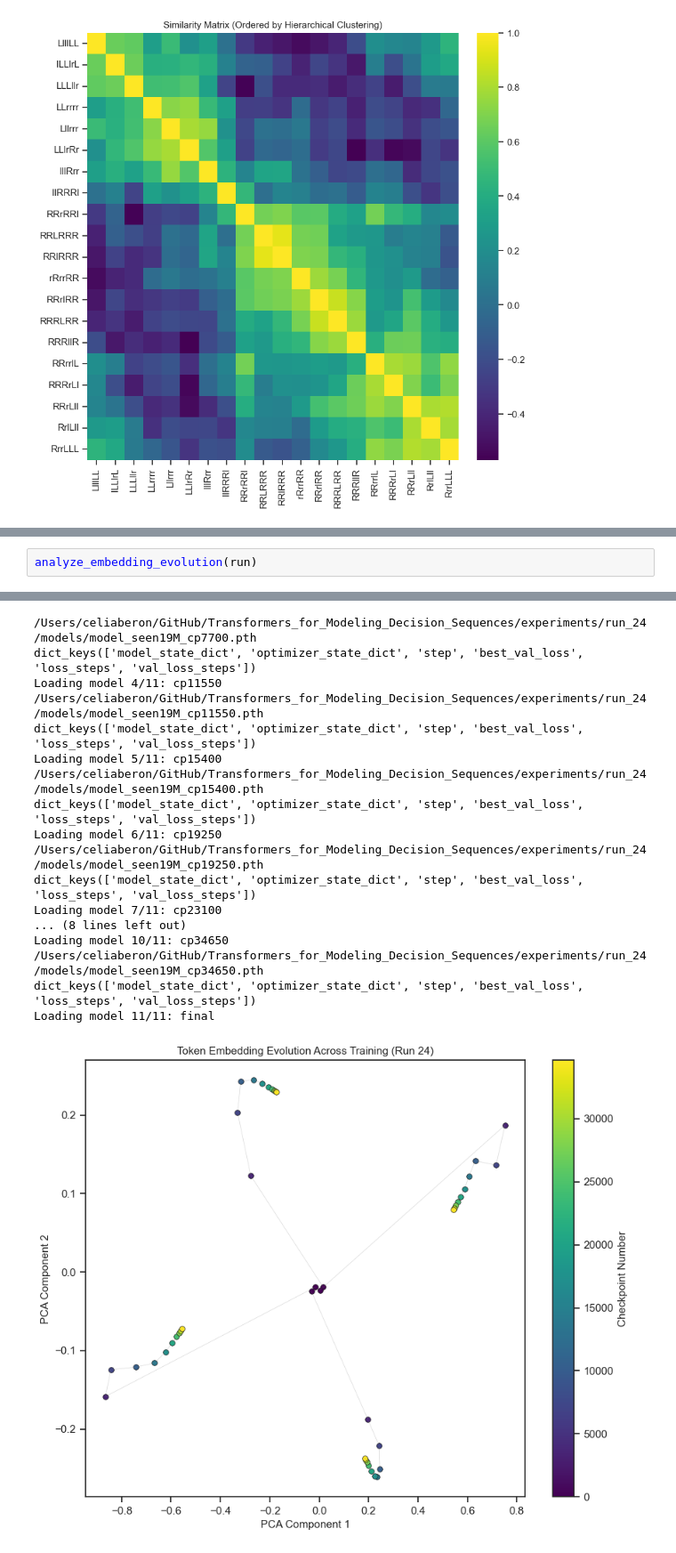
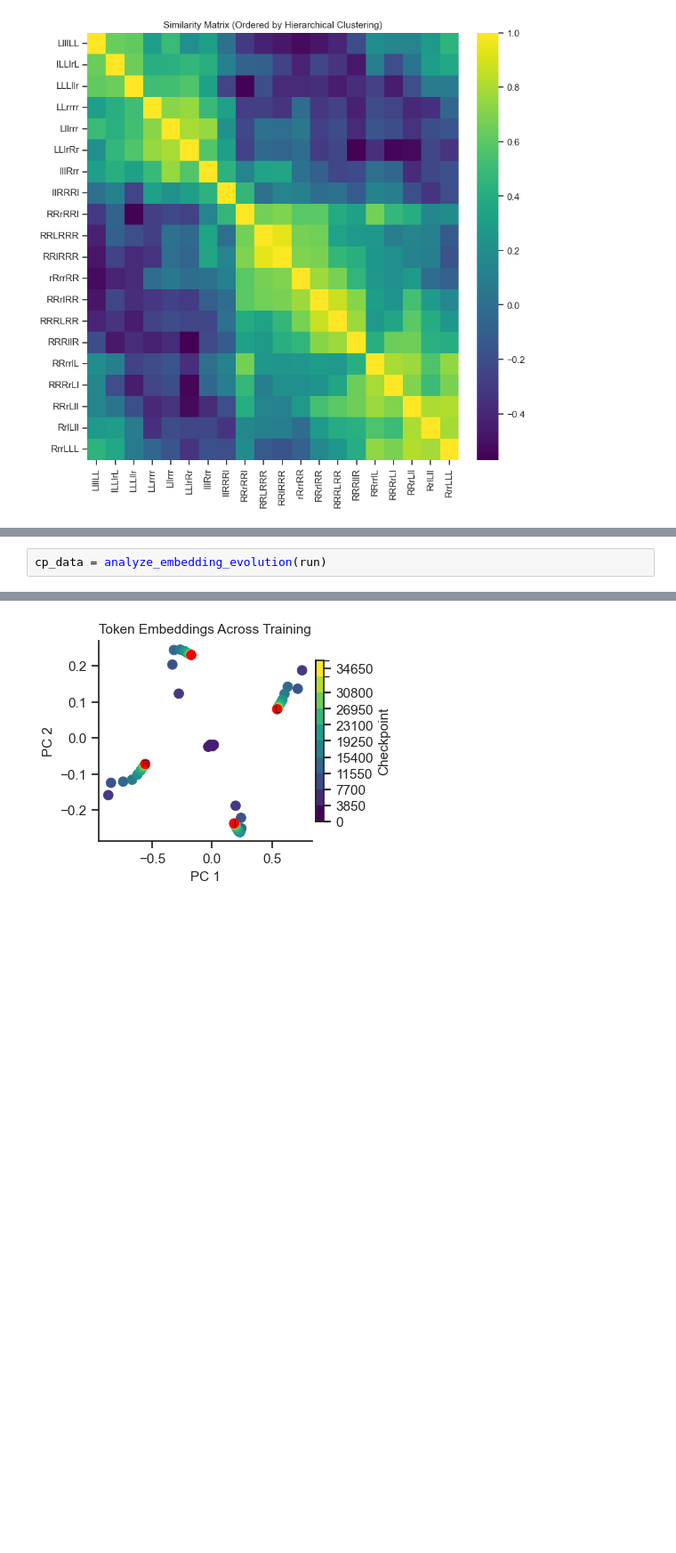
Before and after one commit to CorwinCheung/Transformers_for_Modeling_Decision_Sequences, a Jupyter notebook: interpretability/embeddings.ipynb, the cells around one changed output, grey strips where cells are left out. Shown: that part at 89% size. Cells and saved outputs as stored; diff of their text form; blank space fills up the shorter version.

Commit message:
tracking token embeddings across training

```diff
--- a/interpretability/embeddings.ipynb
+++ b/interpretability/embeddings.ipynb
@@ -540,4 +460,4 @@ def calculate_embedding_distances(all_embeddings, checkpoint_numbers, model_labe
 # %%
-analyze_embedding_evolution(run)
+cp_data = analyze_embedding_evolution(run)
 # %% [output]
 Found 11 models for run 24
@@ -551,18 +464 @@ Loading model 3/11: cp7700
-/Users/celiaberon/GitHub/Transformers_for_Modeling_Decision_Sequences/experiments/run_24/models/model_seen19M_cp7700.pth
-dict_keys(['model_state_dict', 'optimizer_state_dict', 'step', 'best_val_loss', 'loss_steps', 'val_loss_steps'])
-Loading model 4/11: cp11550
-/Users/celiaberon/GitHub/Transformers_for_Modeling_Decision_Sequences/experiments/run_24/models/model_seen19M_cp11550.pth
-dict_keys(['model_state_dict', 'optimizer_state_dict', 'step', 'best_val_loss', 'loss_steps', 'val_loss_steps'])
-Loading model 5/11: cp15400
-/Users/celiaberon/GitHub/Transformers_for_Modeling_Decision_Sequences/experiments/run_24/models/model_seen19M_cp15400.pth
-dict_keys(['model_state_dict', 'optimizer_state_dict', 'step', 'best_val_loss', 'loss_steps', 'val_loss_steps'])
-Loading model 6/11: cp19250
-/Users/celiaberon/GitHub/Transformers_for_Modeling_Decision_Sequences/experiments/run_24/models/model_seen19M_cp19250.pth
-dict_keys(['model_state_dict', 'optimizer_state_dict', 'step', 'best_val_loss', 'loss_steps', 'val_loss_steps'])
-Loading model 7/11: cp23100
-... (8 lines left out)
-Loading model 10/11: cp34650
-/Users/celiaberon/GitHub/Transformers_for_Modeling_Decision_Sequences/experiments/run_24/models/model_seen19M_cp34650.pth
-dict_keys(['model_state_dict', 'optimizer_state_dict', 'step', 'best_val_loss', 'loss_steps', 'val_loss_steps'])
-Loading model 11/11: final
-[figure, old version]
+[figure, new version]
```
Also changed, not shown: parts of 2 cells of this notebook.
